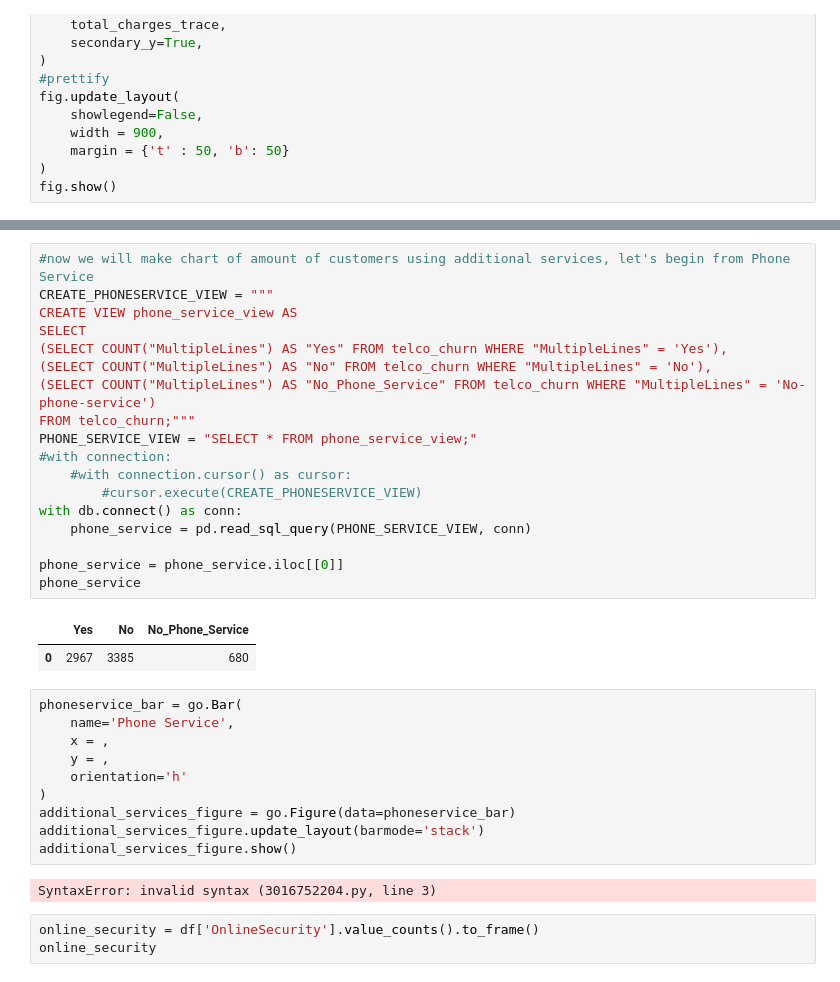
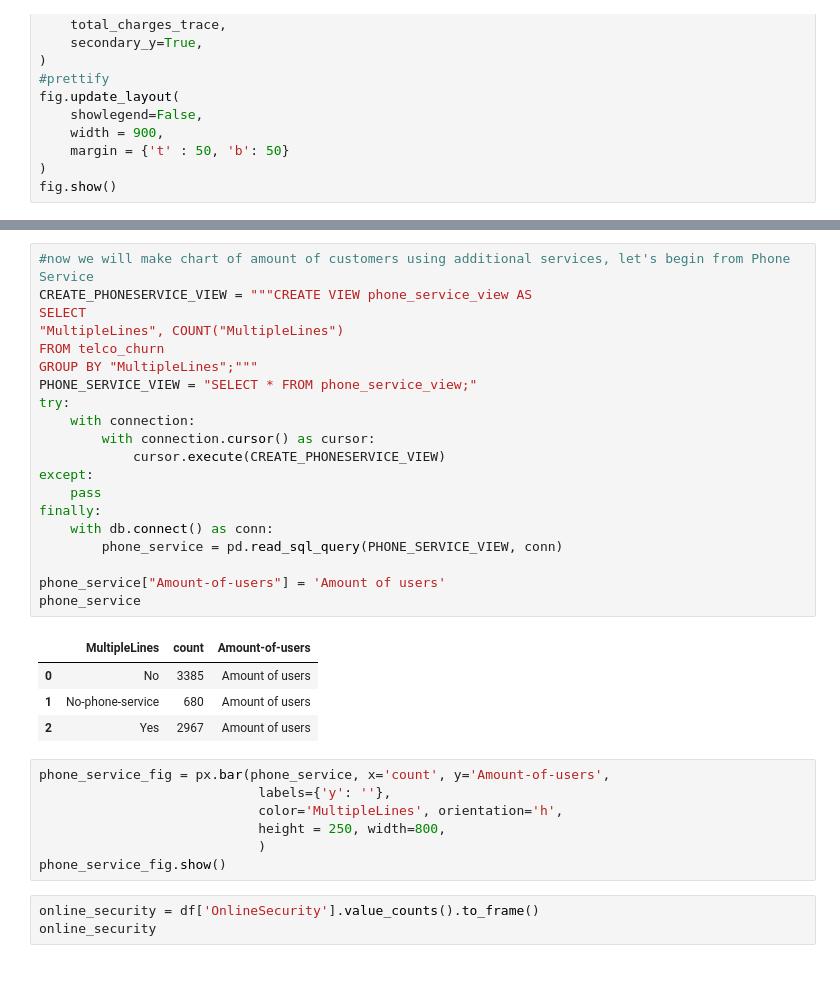
Before and after one commit to ihavenoideaforusername/kaggel_telco_customer, a Jupyter notebook: app.ipynb, the cells around one changed output, grey strips where cells are left out. Drawn from its saved outputs; the diff is of its cells as text.

```diff
--- a/app.ipynb
+++ b/app.ipynb
@@ -103,36 +120,35 @@ dtype: int64
 # %%
 #now we will make chart of amount of customers using additional services, let's begin from Phone Service
-CREATE_PHONESERVICE_VIEW = """
-CREATE VIEW phone_service_view AS
+CREATE_PHONESERVICE_VIEW = """CREATE VIEW phone_service_view AS
 SELECT
-(SELECT COUNT("MultipleLines") AS "Yes" FROM telco_churn WHERE "MultipleLines" = 'Yes'),
-(SELECT COUNT("MultipleLines") AS "No" FROM telco_churn WHERE "MultipleLines" = 'No'),
-(SELECT COUNT("MultipleLines") AS "No_Phone_Service" FROM telco_churn WHERE "MultipleLines" = 'No-phone-service')
-FROM telco_churn;"""
+"MultipleLines", COUNT("MultipleLines")
+FROM telco_churn
+GROUP BY "MultipleLines";"""
 PHONE_SERVICE_VIEW = "SELECT * FROM phone_service_view;"
-#with connection:
-    #with connection.cursor() as cursor:
-        #cursor.execute(CREATE_PHONESERVICE_VIEW)
-with db.connect() as conn:
-    phone_service = pd.read_sql_query(PHONE_SERVICE_VIEW, conn)
+try:
+    with connection:
+        with connection.cursor() as cursor:
+            cursor.execute(CREATE_PHONESERVICE_VIEW)
+except:
+    pass
+finally:
+    with db.connect() as conn:
+        phone_service = pd.read_sql_query(PHONE_SERVICE_VIEW, conn)
 
-phone_service = phone_service.iloc[[0]]
+phone_service["Amount-of-users"] = 'Amount of users'
 phone_service
 # %% [output]
-|  | Yes | No | No_Phone_Service |
-| 0 | 2967 | 3385 | 680 |
+|  | MultipleLines | count | Amount-of-users |
+| 0 | No | 3385 | Amount of users |
+| 1 | No-phone-service | 680 | Amount of users |
+| 2 | Yes | 2967 | Amount of users |
-# %%
-phoneservice_bar = go.Bar(
-    name='Phone Service',
-    x = ,
-    y = ,
-    orientation='h'
-)
-additional_services_figure = go.Figure(data=phoneservice_bar)
-additional_services_figure.update_layout(barmode='stack')
-additional_services_figure.show()
-# %% [output]
-SyntaxError: invalid syntax (3016752204.py, line 3)
+# %%
+phone_service_fig = px.bar(phone_service, x='count', y='Amount-of-users',
+                            labels={'y': ''},
+                            color='MultipleLines', orientation='h',
+                            height = 250, width=800,
+                            )
+phone_service_fig.show()
 # %%
 online_security = df['OnlineSecurity'].value_counts().to_frame()
 online_security
```
Also changed, not shown: parts of 3 cells of this notebook.
